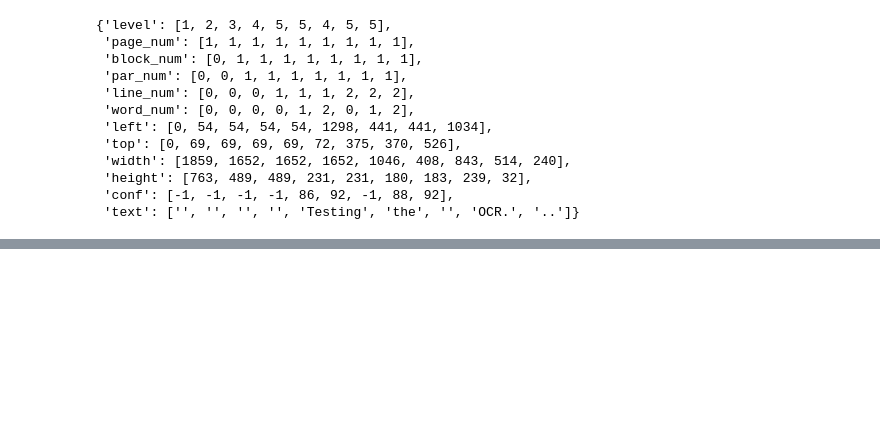
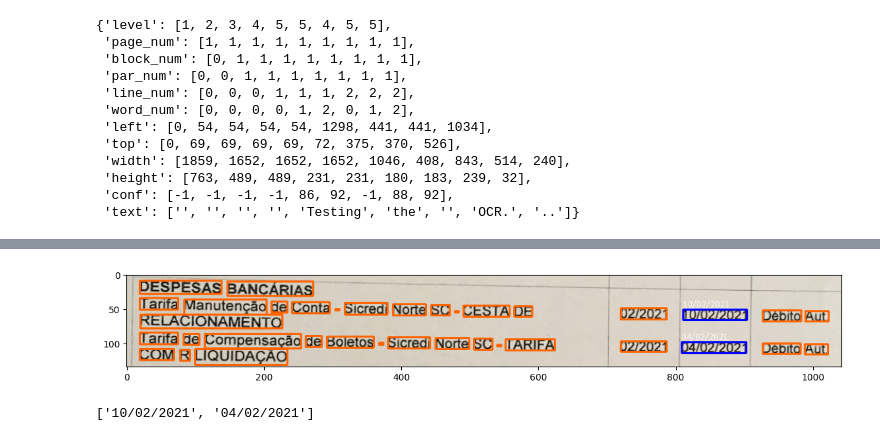
Before and after one commit to pappucode/Optical-Character-Recognition-OCR-in-Python, a Jupyter notebook: OCR with Python and Tesseract.ipynb, the cells around one changed output, grey strips where cells are left out. Cells and saved outputs as stored; diff of their text form; code cells hidden in the pictures; blank space fills up the shorter version.

```diff
--- a/OCR with Python and Tesseract.ipynb
+++ b/OCR with Python and Tesseract.ipynb
@@ -206,0 +307,3 @@ result
+# %%
+result = pytesseract.image_to_data(rgb, config=config_tesseract, lang='por', output_type=Output.DICT)
+result
@@ -206,0 +328,25 @@ result
+# %%
+# https://regexr.com/
+date_pattern = '^(0[1-9]|[12][0-9]|3[01])/(0[1-9]|1[012])/(19|20)\d\d$'
+# %%
+dates = []
+img_copy = rgb.copy()
+min_confidence = 40
+for i in range(0, len(result['text'])):
+    confidence = result['conf'][i]
+    if confidence > min_confidence:
+        text = result['text'][i]
+        if re.match(date_pattern, text):
+            x, y, img = bounding_box(result, img_copy, i, (0, 0, 255))
+            #cv2.putText(img_copy, text, (x, y-10), cv2.FONT_HERSHEY_SIMPLEX, 1.2, (0, 0, 255))
+            img_copy = write_text(text, x, y, img_copy, font, font_size=15)
+            dates.append(text)
+        else:
+            x, y, img_copy = bounding_box(result, img_copy, i)
+img_disply(img_copy, 14,7)
+# %% [output]
+[figure, added]
+# %%
+dates
+# %% [output]
+['10/02/2021', '04/02/2021']
```
Also changed, not shown: parts of 18 cells of this notebook, 3 other files.
